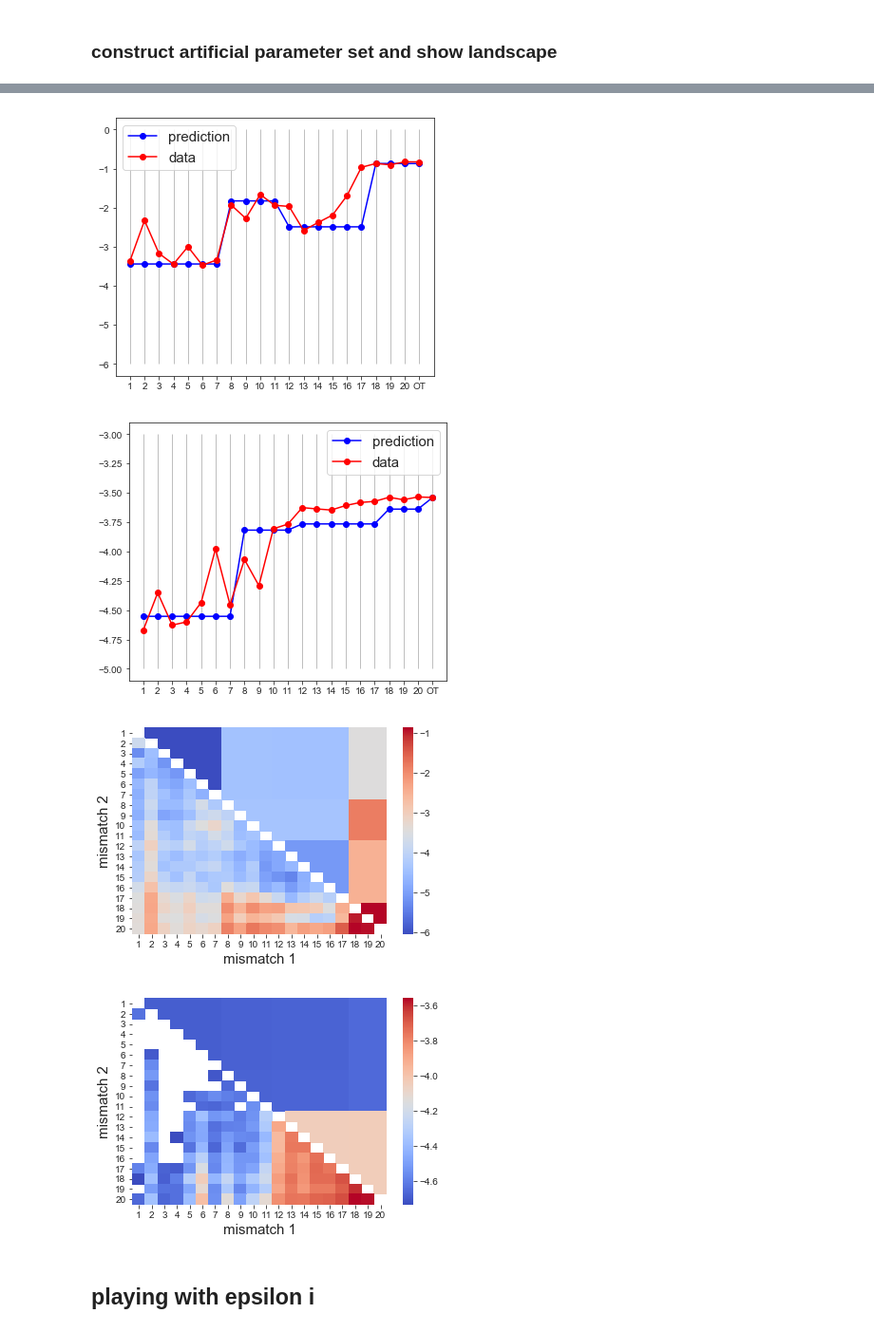
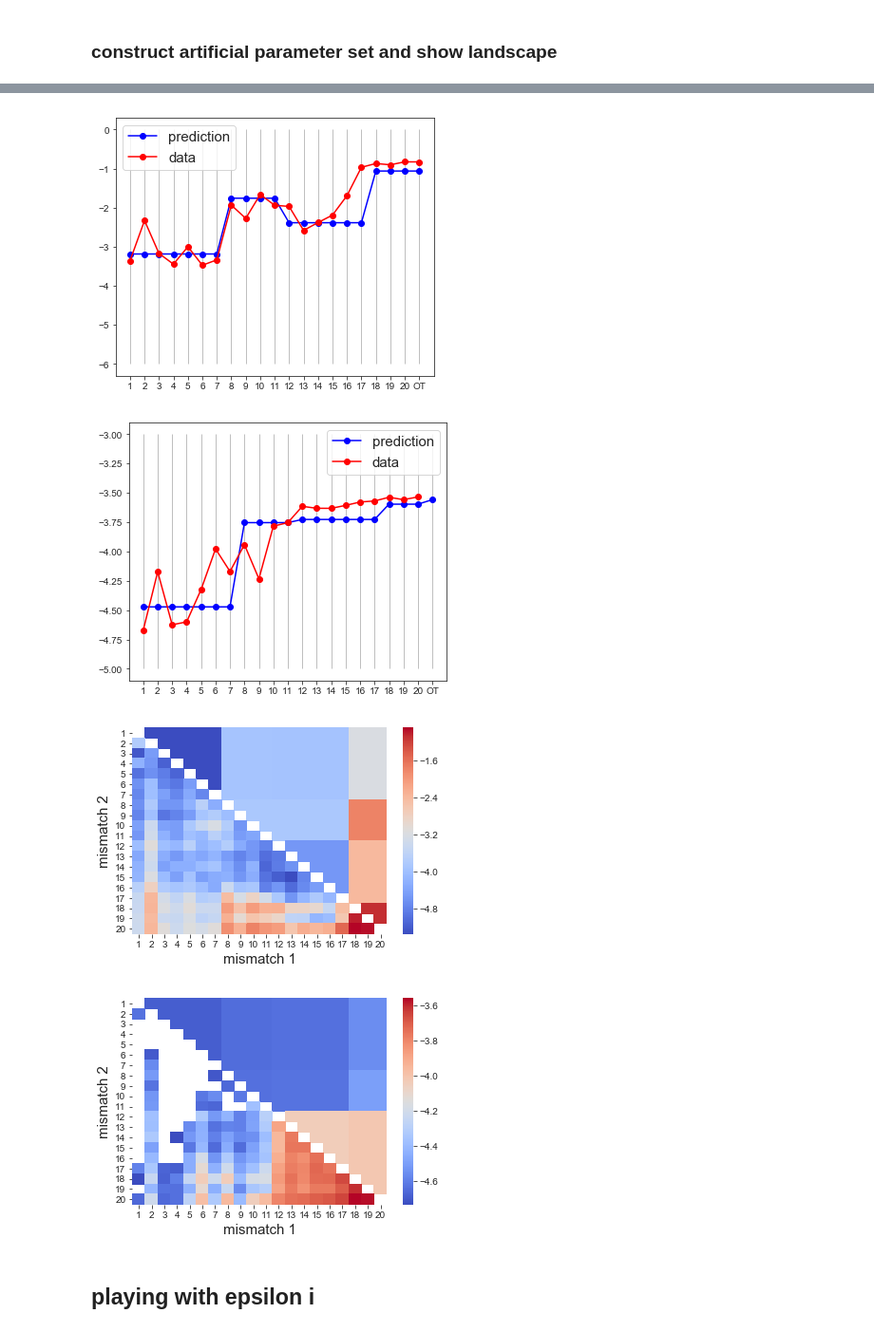
Before and after one commit to martin-depken/Energy-Landscape, a Jupyter notebook: predict_pclv_Stijn/Toy_model/Toy_model_test_4state.ipynb, the cells around one changed output, grey strips where cells are left out. Shown at 95% size. Cells and saved outputs as stored; diff of their text form; code cells hidden in the pictures.

```diff
--- a/predict_pclv_Stijn/Toy_model/Toy_model_test_4state.ipynb
+++ b/predict_pclv_Stijn/Toy_model/Toy_model_test_4state.ipynb
@@ -56,22 +100,20 @@ k_double_on_df = pd.DataFrame(k_double_on, index=range(1, 21), columns=range(1,
 # %% [markdown]
 ### construct artificial parameter set and show landscape
 # %%
-model_id = 'four_state_model_clv_constant_ei+four_state_model_on_constant_ei'
+model_id = 'four_state_model_clv_rates_constant_ei+four_state_model_on_rates_constant_ei'
 reload(model)
 reload(clv)
 
 
-parameters = np.zeros(10)
+parameters = np.zeros(8)
 parameters[0] = 1.4
 parameters[1] = 1.4
 parameters[2] = 8.
-parameters[3] = 6.045
-parameters[4] = 3.637
-parameters[5] = 6.#final_par_np[2:22]
-parameters[6] = 6.
-parameters[7] = -2.4
-parameters[-2] = 1.8
-parameters[-1] = 3.8
+parameters[3] = 5.
+parameters[4] = -2.4
+parameters[5] = -1.
+parameters[6] = -0.1
+parameters[7] = 3.8
 
 parameters_clv = 0
 model_ID_clv, model_ID_on, _, parameters_on = model.combined_model(parameters,model_id)
@@ -104,4 +146,5 @@ Text(0.5,1,'mismatch penalties')
 # %%
+reload(clv)
 k = np.zeros(21)
 k2 = np.zeros(21)
 for i in range(1,21):
@@ -123,37 +166,37 @@ plt.vlines(range(1,22),-5,-3,linewidth=0.5,color='grey')
 plt.plot(range(1,22),kon,marker='o',color='r')
 plt.legend(['prediction','data'],fontsize=15)
 
 k_double = np.zeros([20,20])
 k_double2 = np.zeros([20,20])
 for i in range(1,20):
     for j in range(i+1,21):
         mismatch_positions = [i,j]
         k_double[i-1][j-1],k_double2[i-1][j-1] = np.log10(clv.calc_clv_on(parameters,model_id,mismatch_positions))
 
 k_df = pd.DataFrame(k_double, index=range(1, 21), columns=range(1, 21))
 k_on_df = pd.DataFrame(k_double2, index=range(1, 21), columns=range(1, 21))
 
 k_df = k_df + k_double_df
 k_on_df = k_on_df + k_double_on_df
 for i in range(1,21):
     k_df[i].loc[i]=np.nan
     k_on_df[i].loc[i]=np.nan
 
 plt.figure()
 sns.heatmap(k_df, cmap='coolwarm', cbar=True)
 plt.xlabel('mismatch 1', fontsize=15)
 plt.ylabel('mismatch 2', fontsize=15)
 
 plt.figure()
 sns.heatmap(k_on_df, cmap='coolwarm', cbar=True)
 plt.xlabel('mismatch 1', fontsize=15)
 plt.ylabel('mismatch 2', fontsize=15)
 # %% [output]
 Text(34,0.5,'mismatch 2')
-[figure, old version]
+[figure, new version]
-[figure, old version]
+[figure, new version]
-[figure, old version]
+[figure, new version]
-[figure, old version]
+[figure, new version]
 # %% [markdown]
 ## playing with epsilon i
 # %%
```
Also changed, not shown: parts of 2 cells of this notebook, 7 other files.
